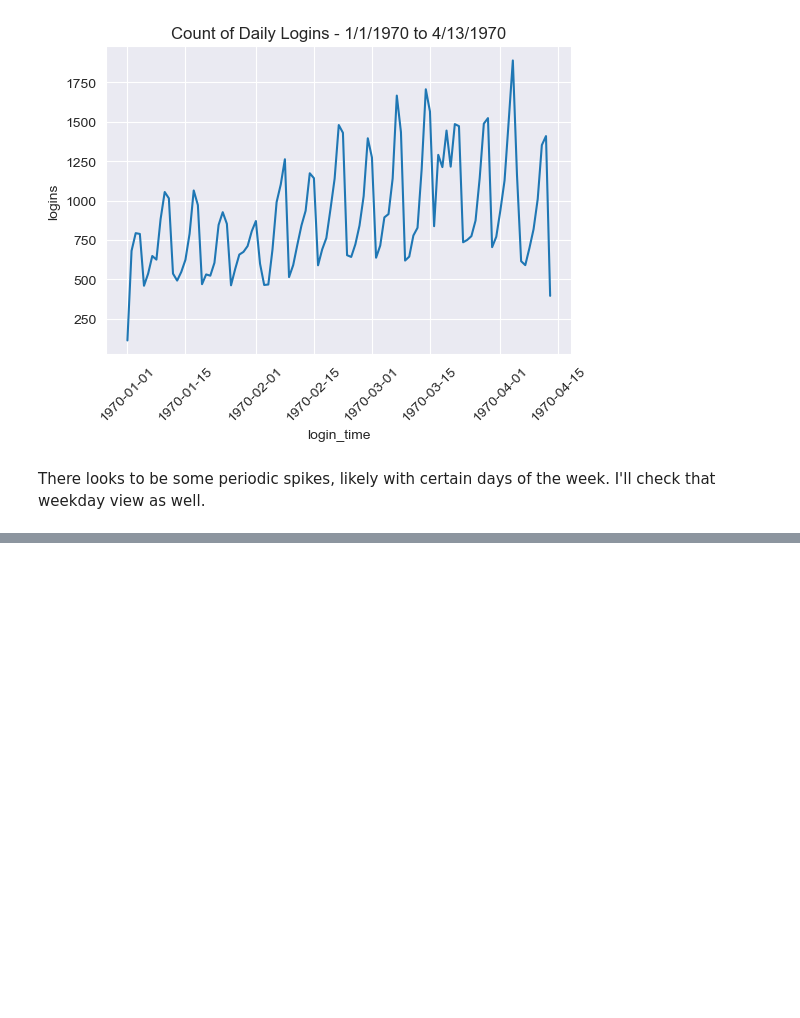
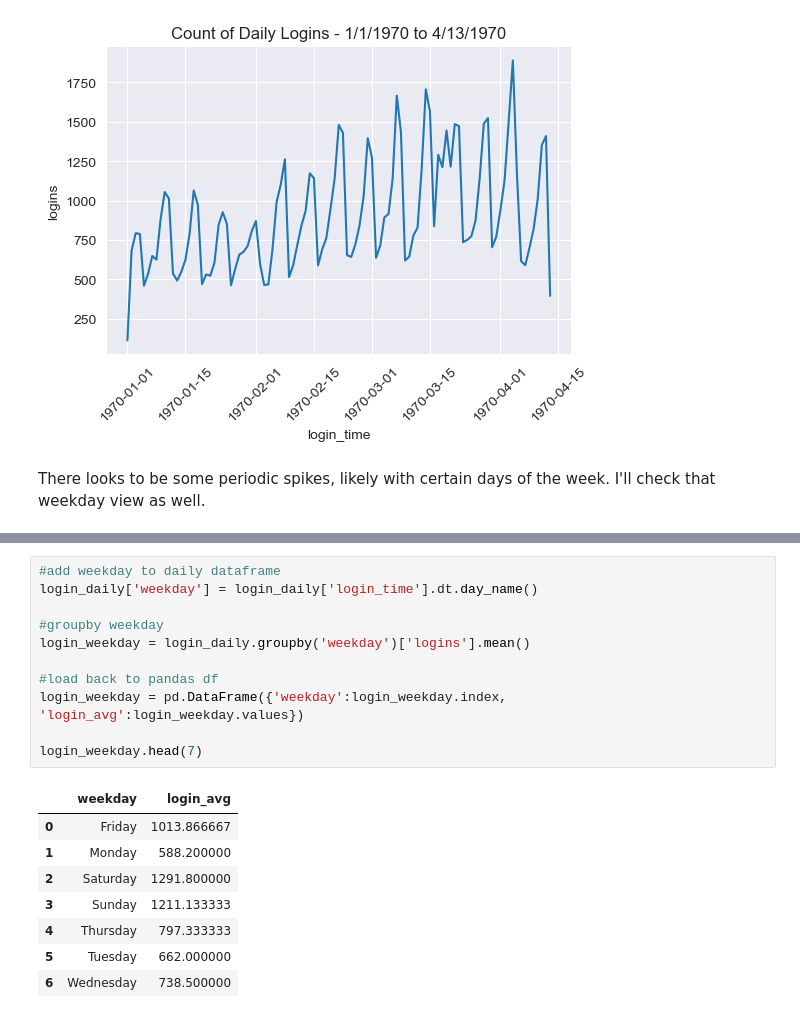
Before and after one commit to BrettlyCD/da_challenge, a Jupyter notebook: 1_eda.ipynb, the cells around one changed output, grey strips where cells are left out. Saved outputs shown, nothing was run; the diff lists cells and outputs as text; blank space fills up the shorter version.

```diff
--- a/1_eda.ipynb
+++ b/1_eda.ipynb
@@ -259,0 +278,20 @@ There looks to be some periodic spikes, likely with certain days of the week. I'
+# %%
+#add weekday to daily dataframe
+login_daily['weekday'] = login_daily['login_time'].dt.day_name()
+
+#groupby weekday
+login_weekday = login_daily.groupby('weekday')['logins'].mean()
+
+#load back to pandas df
+login_weekday = pd.DataFrame({'weekday':login_weekday.index, 'login_avg':login_weekday.values})
+
+login_weekday.head(7)
+# %% [output]
+|  | weekday | login_avg |
+| 0 | Friday | 1013.866667 |
+| 1 | Monday | 588.200000 |
+| 2 | Saturday | 1291.800000 |
+| 3 | Sunday | 1211.133333 |
+| 4 | Thursday | 797.333333 |
+| 5 | Tuesday | 662.000000 |
+| 6 | Wednesday | 738.500000 |
```
Also changed, not shown: parts of 4 cells of this notebook.
